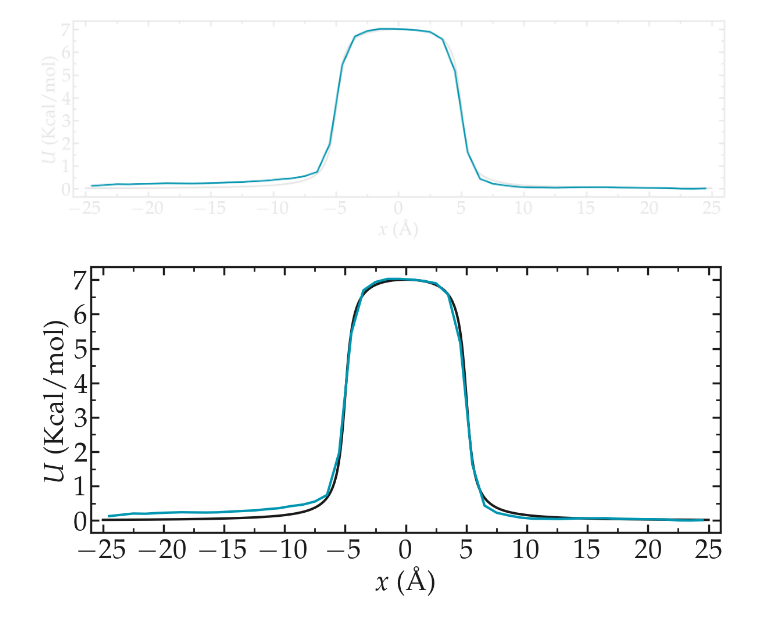
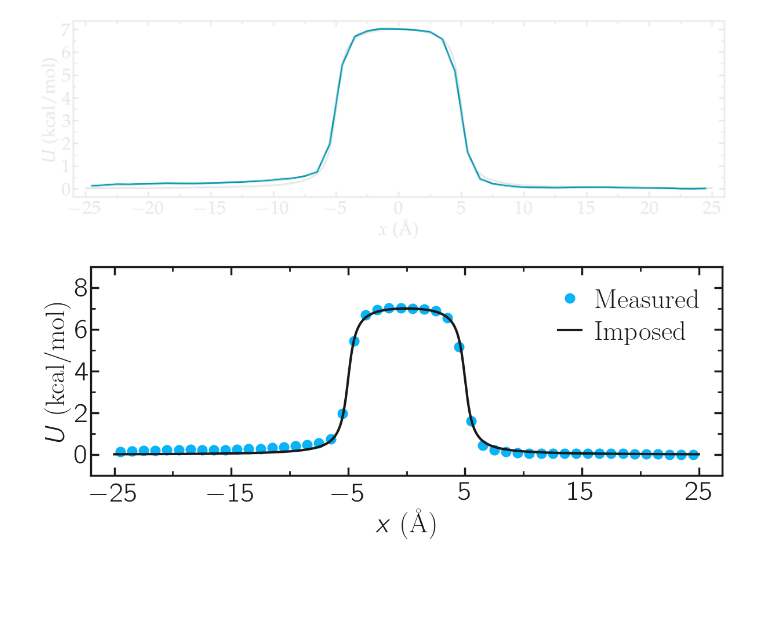
Before and after one commit to lammpstutorials/lammpstutorials.github.io, a Jupyter notebook: docs/sphinx/source/tutorials/figures/level3/free-energy-calculation/freeenergy-pyplot.ipynb, the cells around one changed output. Drawn from its saved outputs; the diff is of its cells as text; code cells hidden in the pictures; blank space fills up the shorter version.

Commit message:
improved figures

```diff
--- a/docs/sphinx/source/tutorials/figures/level3/free-energy-calculation/freeenergy-pyplot.ipynb
+++ b/docs/sphinx/source/tutorials/figures/level3/free-energy-calculation/freeenergy-pyplot.ipynb
@@ -51,16 +51,16 @@ for mode, mygray in zip(['light', 'dark'], [colors["mylightgray"], colors["mydar
 # %%
 filename = "freeenergy-article"
 mode = 'light'
 mygray = colors["mylightgray"]
-fig = prepare_figure(mode, transparency = False, desired_figsize=(12,6))
+fig = prepare_figure(mode, transparency = False, desired_figsize=(12,5), serif=False)
 ax, n, l_tot, c_tot = [], 0, 1, 1
 n += 1
 ax.append(plt.subplot(l_tot, c_tot, n))
-ax[-1].plot(x, U, color=mygray, linewidth=3)
-ax[-1].plot(xmd, PMF, color=colors["myblue"], linewidth=3)
-complete_panel(ax[-1], r'$x ~ \textrm{(Å)}$', r'$U ~ \textrm{(Kcal/mol)}$',
-            legend=False, axis_color=mygray, xpad=8)
-set_boundaries(plt, x_ticks=np.arange(-25, 30, 5), x_boundaries=(-26, 26))
+ax[-1].plot(xmd, PMF, 'o', color=colors["blue2livecom"], markersize=12, linewidth=3, label=r"\textrm{Measured}")
+ax[-1].plot(x, U, color=colors["mylightgray"], linewidth=3, label=r"\textrm{Imposed}")
+complete_panel(ax[-1], r'$x ~ \textrm{(Å)}$', r'$U ~ \textrm{(kcal/mol)}$',
+            legend=True, axis_color=mygray, xpad=8)
+set_boundaries(plt, x_ticks=np.arange(-25, 30, 10), x_boundaries=(-27, 27), y_ticks=np.arange(0, 9, 2),  y_boundaries=(-1, 9))
 save_figure(plt, fig, mode, git_path, path_figures, filename)
 # %% [output]
-[figure, old version]
+[figure, new version]
```
Also changed, not shown: parts of 1 cell of this notebook, 3 other files.
